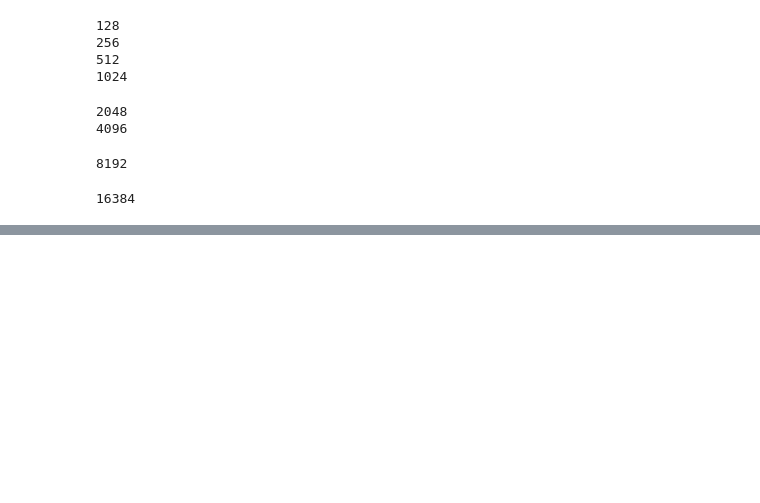
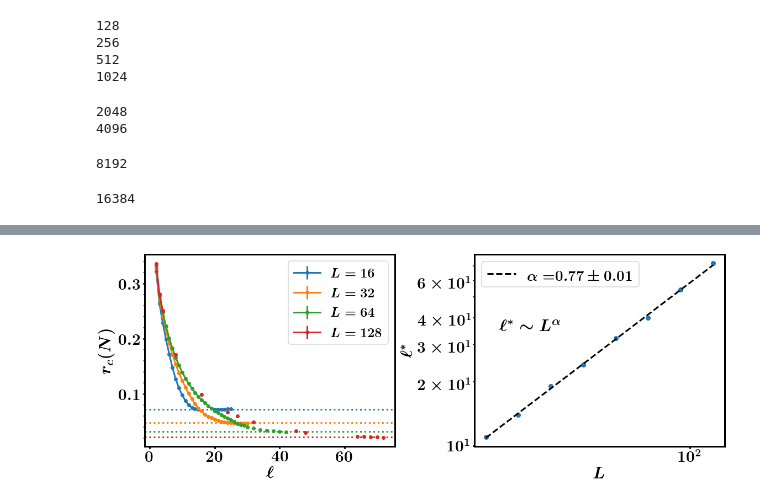
Before and after one commit to nahuelalmeira/dismantlingScaling, a Jupyter notebook: python/Figs_spatial.ipynb, the cells around one changed output, grey strips where cells are left out. Drawn from its saved outputs; the diff is of its cells as text; code cells hidden in the pictures; blank space fills up the shorter version.

```diff
--- a/python/Figs_spatial.ipynb
+++ b/python/Figs_spatial.ipynb
@@ -406,2 +467,43 @@ plt.show()
+# %%
+ncols = 2
+nrows = 1
+fig, axes = plt.subplots(figsize=(8*ncols,6*nrows), ncols=ncols, nrows=nrows)
+
+ax = axes[0]
+#ax.grid(True)
+#ax.set_ylim(0, 0.15)
+ax.set_xlabel(r'$\ell$')
+ax.set_ylabel(r'$r_c(N)$')
+for i, size in enumerate([256, 1024, 4096, 16384]):
+    ax.errorbar(l_values, rc_values[size][1:], rc_values_std[size][1:], marker='o',# 'o-',
+        color=colors[i], label=r'$L={{{}}}$'.format(int(np.sqrt(size)))
+    )
+    ax.axhline(rc_values[size][0], linestyle=':', color=colors[i])
+ax.legend(fontsize=24)
+
+ax = axes[1]
+l_cutoff = get_l_cutoff(0.02)
+X = np.sqrt(list(l_cutoff.keys()))
+Y = np.array(list(l_cutoff.values()))
+ax.set_xlabel(r'$L$')
+ax.set_ylabel(r'$\ell^*$')
+ax.set_xscale('log')
+ax.set_yscale('log')
+ax.plot(X, Y, 'o', markersize=8)
+Y_pred, slope, y_err = getLinearReg(X, Y)
+label = r'$\alpha = $' + r'${{{:.2f}}}\pm{{{:.2f}}}$'.format(slope, y_err)
+ax.plot(X, Y_pred, '--', color='k', label=label)
+ax.text(0.1, 0.6, r'$\ell^* \sim L^{\alpha}$', fontsize=30, transform=ax.transAxes)
+ax.legend()
+
+plt.tight_layout()
+fig_name = os.path.join(fig_dir, 'peak_shifting_RBl_rc_{}'.format(net_type))
+plt.savefig(fig_name + '.png')
+plt.savefig(fig_name + '.pdf')
+
+plt.tight_layout()
+plt.show()
+# %% [output]
+[figure, added]
 # %%
 networks = ['DT']#, 'Lattice']
```
Also changed, not shown: parts of 20 cells of this notebook, 3 other files.
